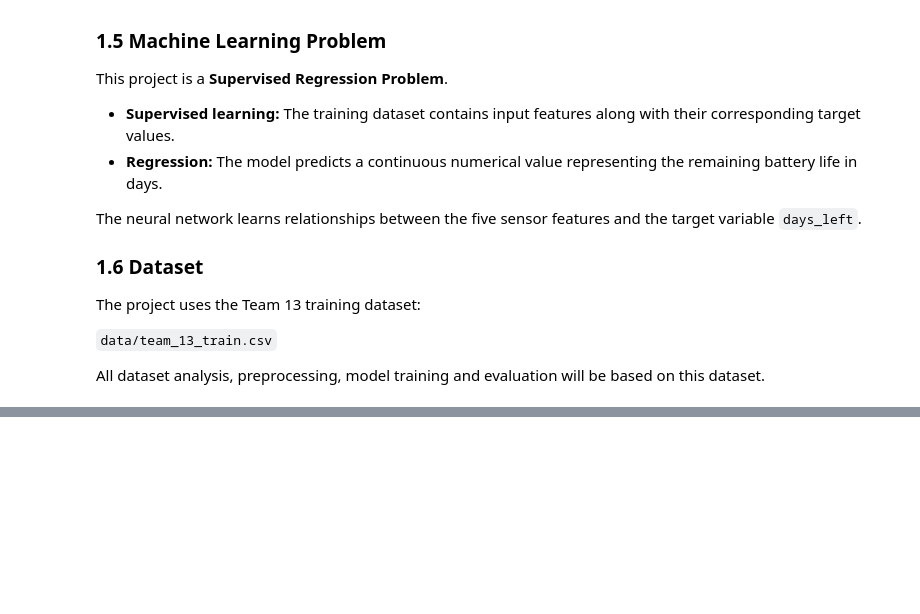
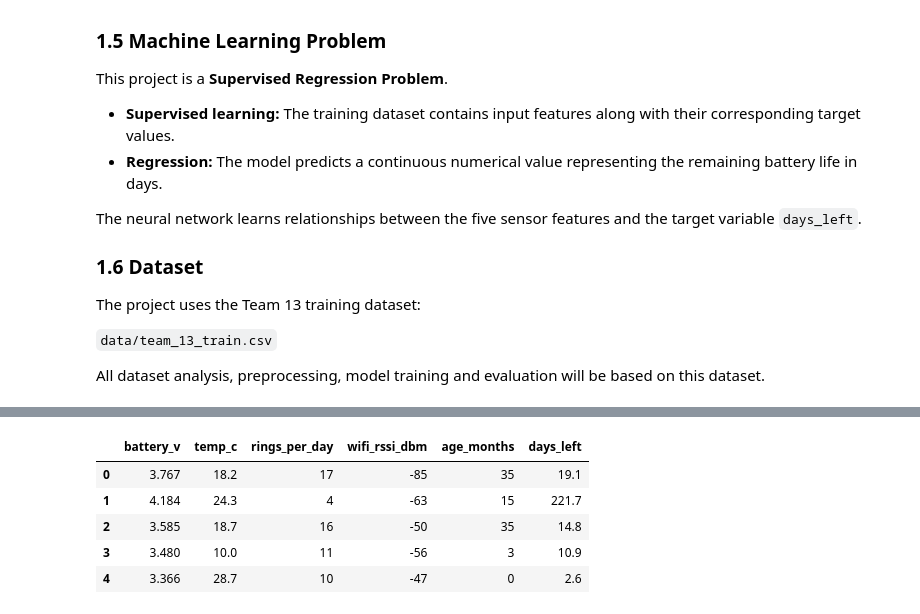
Before and after one commit to Suraj-S1108/edgeai-team13, a Jupyter notebook: mission1_dataset_analysis.ipynb, the cells around one changed output, grey strips where cells are left out. Saved outputs shown, nothing was run; the diff lists cells and outputs as text; code cells hidden in the pictures; blank space fills up the shorter version.

```diff
--- a/mission1_dataset_analysis.ipynb
+++ b/mission1_dataset_analysis.ipynb
@@ -56,0 +75,16 @@ All dataset analysis, preprocessing, model training and evaluation will be based
+# %%
+
+import pandas as pd
+
+# Load the Team 13 training dataset
+df = pd.read_csv("data/team_13_train.csv")
+
+# Display the first five records
+df.head()
+# %% [output]
+|  | battery_v | temp_c | rings_per_day | wifi_rssi_dbm | age_months | days_left |
+| 0 | 3.767 | 18.2 | 17 | -85 | 35 | 19.1 |
+| 1 | 4.184 | 24.3 | 4 | -63 | 15 | 221.7 |
+| 2 | 3.585 | 18.7 | 16 | -50 | 35 | 14.8 |
+| 3 | 3.480 | 10.0 | 11 | -56 | 3 | 10.9 |
+| 4 | 3.366 | 28.7 | 10 | -47 | 0 | 2.6 |
```
Also changed, not shown: parts of 23 cells of this notebook.
